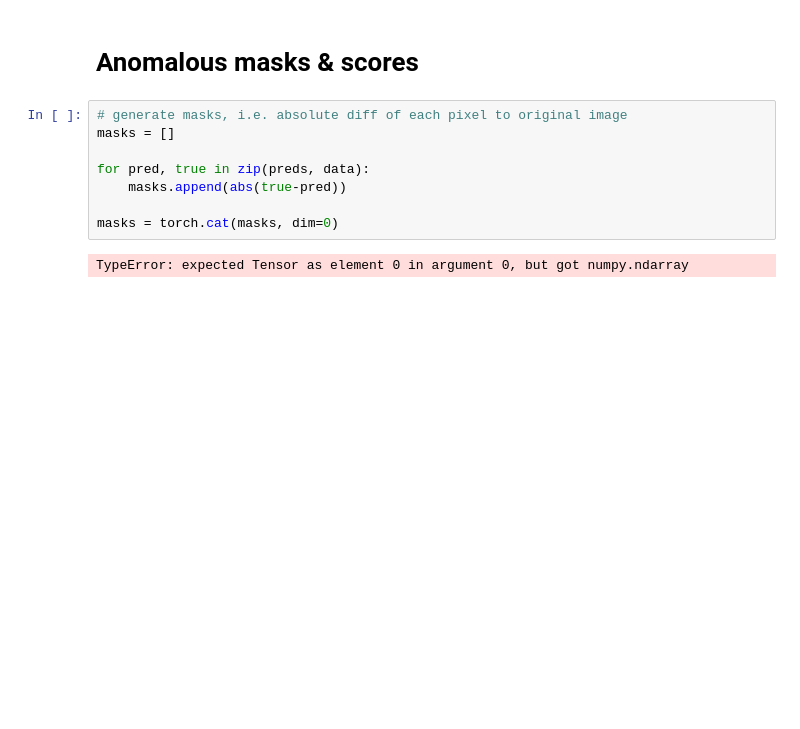
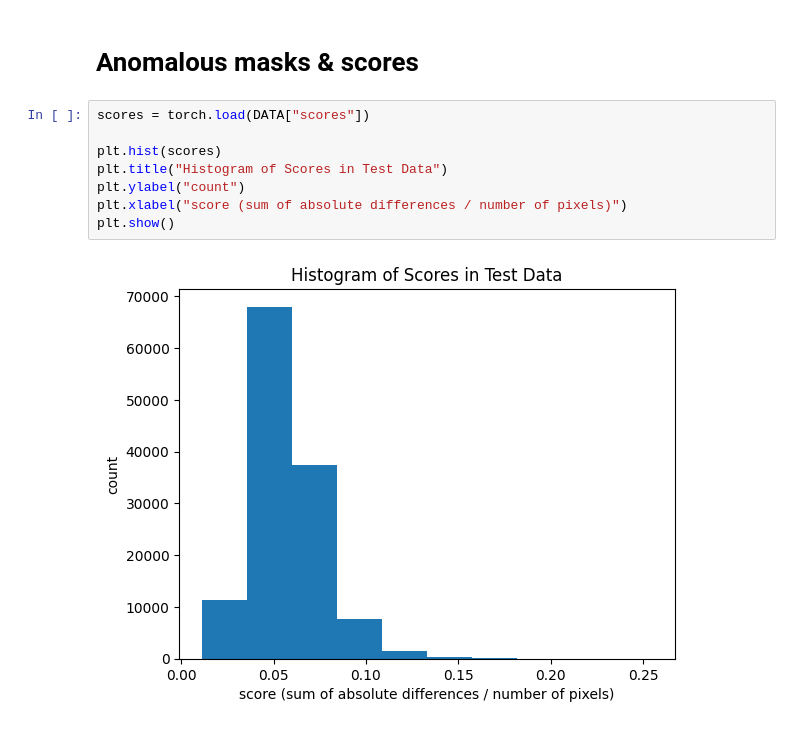
Before and after one commit to ChrisTho23/anomaly-detection, a Jupyter notebook: src/evaluation.ipynb, the cells around one changed output. Cells and saved outputs as stored; diff of their text form; blank space fills up the shorter version.

```diff
--- a/src/evaluation.ipynb
+++ b/src/evaluation.ipynb
@@ -50,12 +50,12 @@ plt.show()
 # %% [markdown]
 # Anomalous masks & scores
-# %%
-# generate masks, i.e. absolute diff of each pixel to original image
-masks = []
-
-for pred, true in zip(preds, data):
-    masks.append(abs(true-pred))
-
-masks = torch.cat(masks, dim=0)
-# %% [output]
-TypeError: expected Tensor as element 0 in argument 0, but got numpy.ndarray
+# %%
+scores = torch.load(DATA["scores"])
+
+plt.hist(scores)
+plt.title("Histogram of Scores in Test Data")
+plt.ylabel("count")
+plt.xlabel("score (sum of absolute differences / number of pixels)")
+plt.show()
+# %% [output]
+[figure, added]
```
Also changed, not shown: parts of 6 cells of this notebook, 3 other files.
